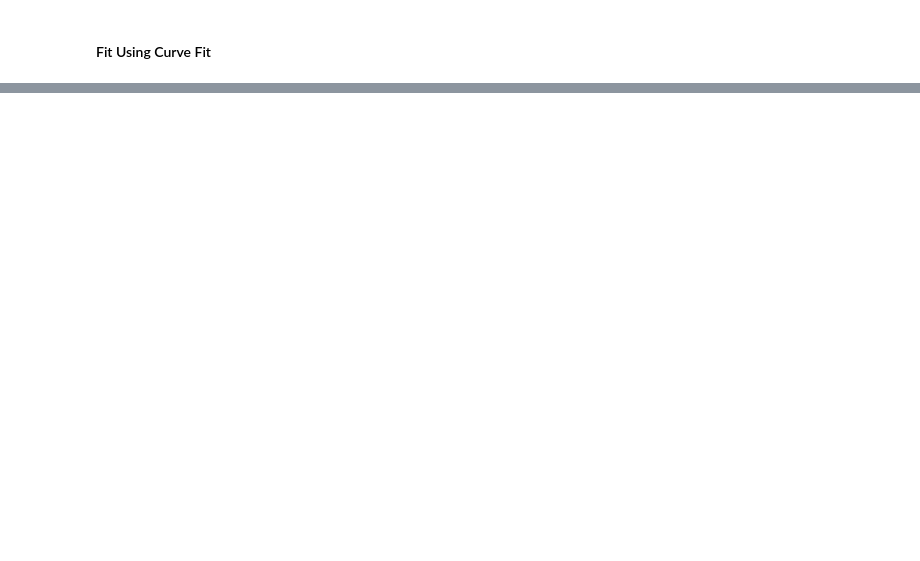
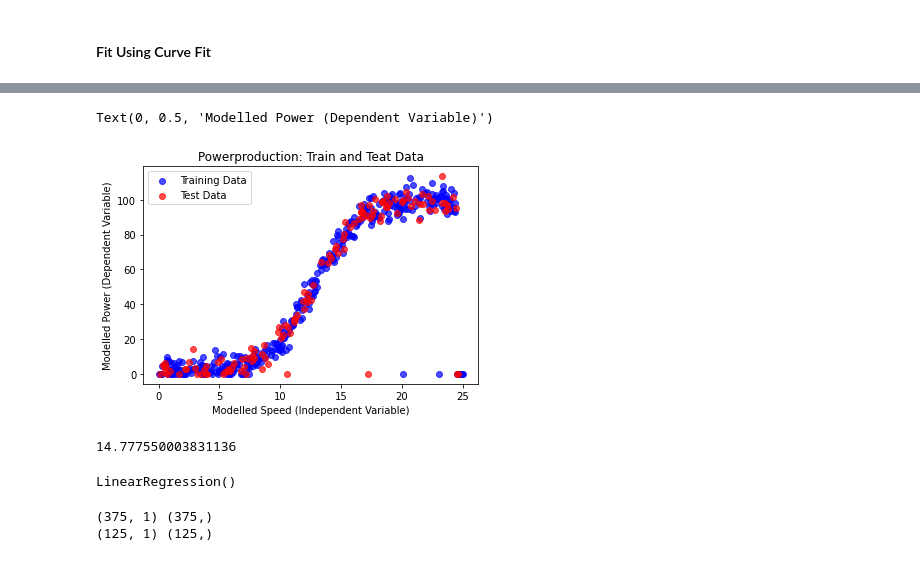
Before and after one commit to PJFinnerty/Project-2020-52446, a Jupyter notebook: Project-2020-PeterFinnerty.ipynb, the cells around one changed output, grey strips where cells are left out. Cells and saved outputs as stored; diff of their text form; code cells hidden in the pictures; blank space fills up the shorter version.

```diff
--- a/Project-2020-PeterFinnerty.ipynb
+++ b/Project-2020-PeterFinnerty.ipynb
@@ -490,0 +529,16 @@ plt.show()
+# %%
+plt.scatter(x_train, y_train, label="Training Data", color='b',
+            alpha=.7)
+plt.scatter(x_test, y_test, label="Test Data", color='r', alpha=.7)
+plt.legend()
+plt.title("Powerproduction: Train and Teat Data")
+plt.xlabel("Modelled Speed (Independent Variable)")
+plt.ylabel("Modelled Power (Dependent Variable)")
+# %% [output]
+Text(0, 0.5, 'Modelled Power (Dependent Variable)')
+[figure, added]
+# %%
+MAE = mean_absolute_error(y_test, y_predict)
+MAE
+# %% [output]
+14.777550003831136
@@ -490,0 +547,27 @@ plt.show()
+# %%
+# Reshape both columns to be 2D and name as x/y
+x = df["power"]
+x = x.values.reshape(500, 1)
+
+y = df["speed"]
+y = y.values
+
+# Create model variable, set to LinearRegression() function
+# Use .fit() to adust weight of x and y data
+model = LinearRegression()
+model.fit(x, y)
+# %% [output]
+LinearRegression()
+# %%
+#Split the dataset into Training set and Test Set, set test_size to
+# 2.5: train is 75% the size of the ful dataset and test is 25% the
+# size of full dataset
+x_train, x_test, y_train, y_test = train_test_split(x, y,
+                                    test_size= 0.25, random_state=0)
+
+# Print the 2 train and 2 test arrays to screen
+print(x_train.shape, y_train.shape)
+print(x_test.shape, y_test.shape)
+# %% [output]
+(375, 1) (375,)
+(125, 1) (125,)
```
Also changed, not shown: parts of 46 cells of this notebook, 4 other files.
